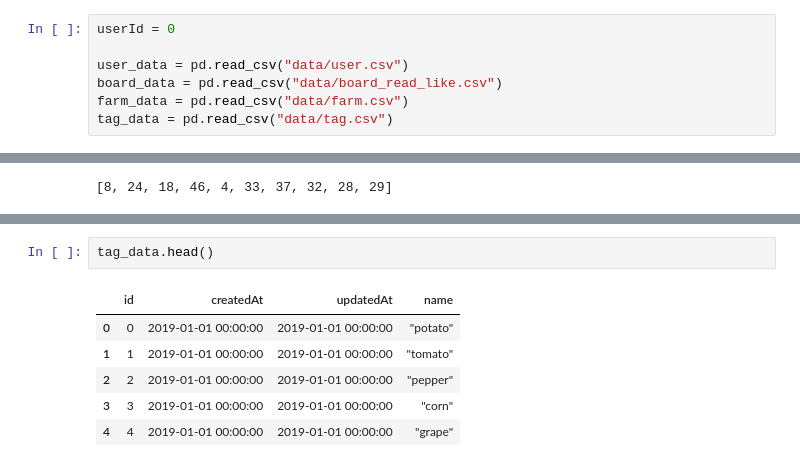
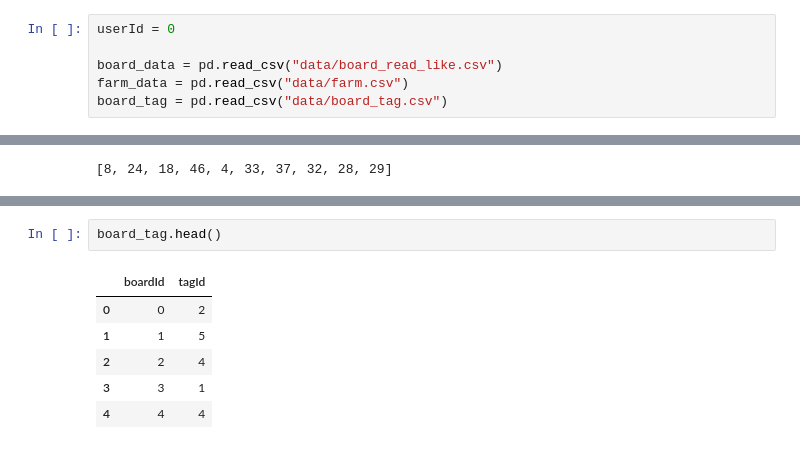
Before and after one commit to Picks-and-Shovels/farm-world-ml, a Jupyter notebook: recommendation/recommend.ipynb, the cells around one changed output, grey strips where cells are left out. Saved outputs shown, nothing was run; the diff lists cells and outputs as text.

```diff
--- a/recommendation/recommend.ipynb
+++ b/recommendation/recommend.ipynb
@@ -5,7 +5,6 @@ from sklearn.metrics.pairwise import cosine_similarity
 # %%
 userId = 0
 
-user_data = pd.read_csv("data/user.csv")
 board_data = pd.read_csv("data/board_read_like.csv")
 farm_data = pd.read_csv("data/farm.csv")
-tag_data = pd.read_csv("data/tag.csv")
+board_tag = pd.read_csv("data/board_tag.csv")
@@ -114,9 +104,9 @@ print(crop_list)
 # %%
-tag_data.head()
+board_tag.head()
 # %% [output]
-|  | id | createdAt | updatedAt | name |
-| 0 | 0 | 2019-01-01 00:00:00 | 2019-01-01 00:00:00 | "potato" |
-| 1 | 1 | 2019-01-01 00:00:00 | 2019-01-01 00:00:00 | "tomato" |
-| 2 | 2 | 2019-01-01 00:00:00 | 2019-01-01 00:00:00 | "pepper" |
-| 3 | 3 | 2019-01-01 00:00:00 | 2019-01-01 00:00:00 | "corn" |
-| 4 | 4 | 2019-01-01 00:00:00 | 2019-01-01 00:00:00 | "grape" |
+|  | boardId | tagId |
+| 0 | 0 | 2 |
+| 1 | 1 | 5 |
+| 2 | 2 | 4 |
+| 3 | 3 | 1 |
+| 4 | 4 | 4 |
```
Also changed, not shown: parts of 8 cells of this notebook, 6 other files.
